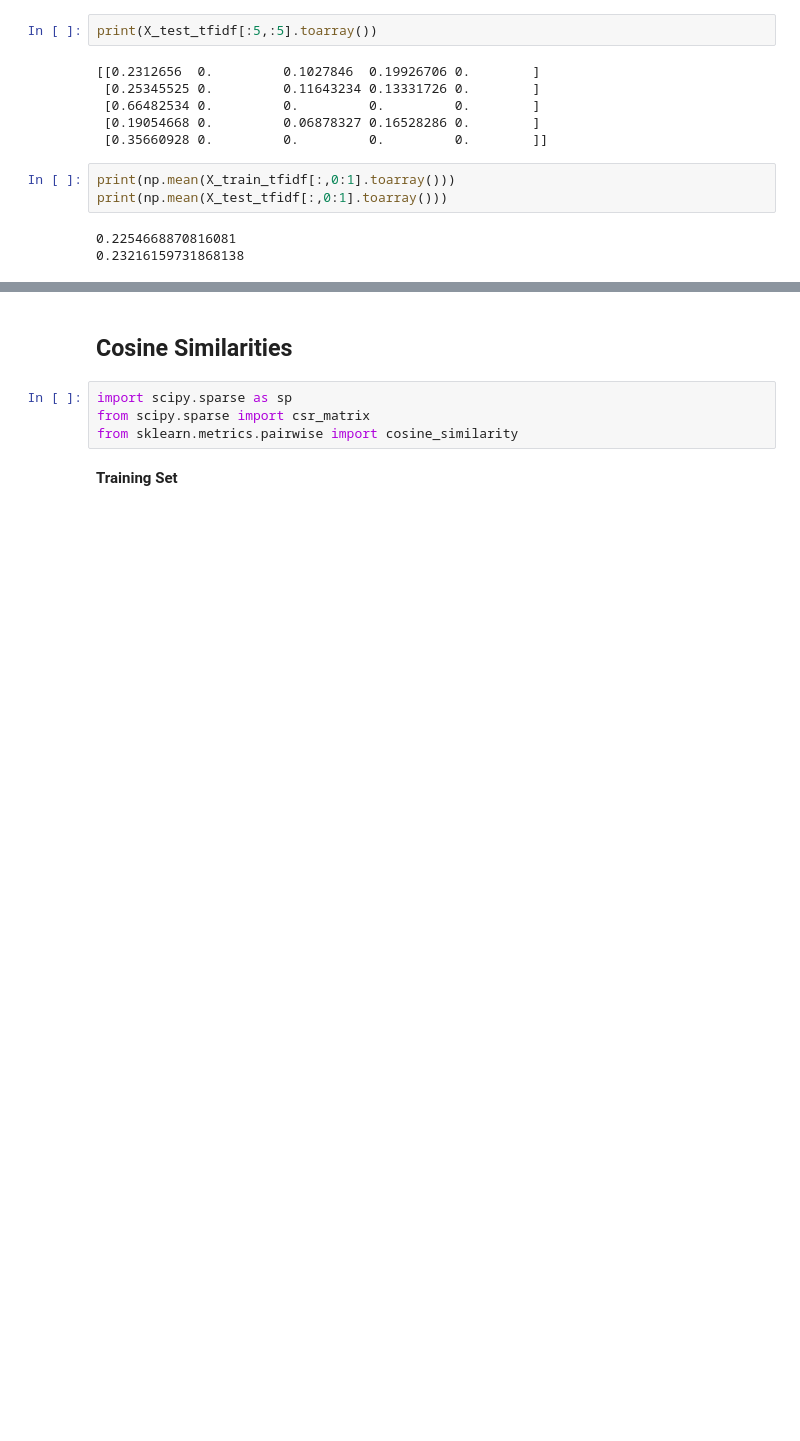
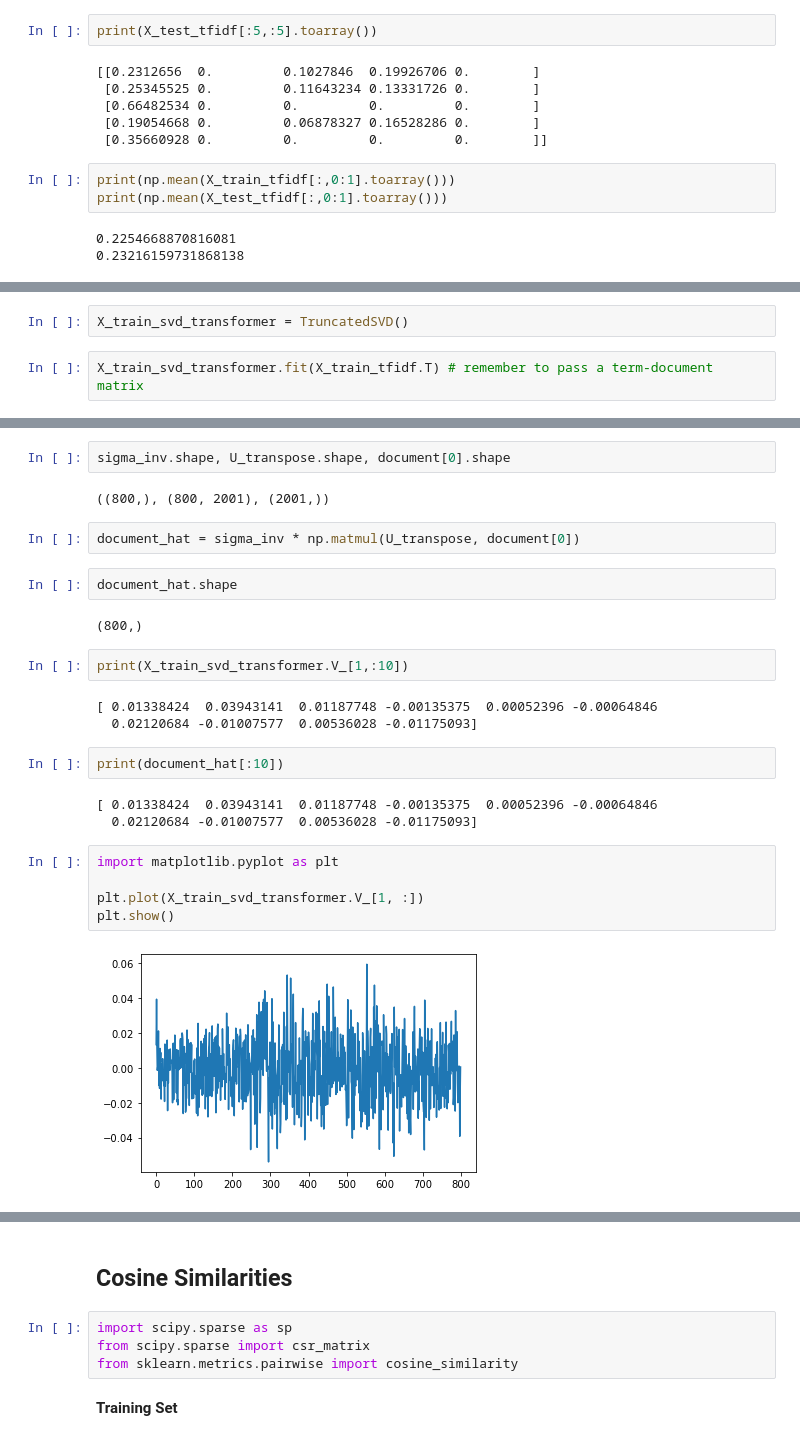
Before and after one commit to BigBangData/NaturalLanguageProcessing, a Jupyter notebook: SMS_SpamClassifier/28_PreProcess_TestSet_2.ipynb, the cells around one changed output, grey strips where cells are left out. Drawn from its saved outputs; the diff is of its cells as text; blank space fills up the shorter version.

```diff
--- a/SMS_SpamClassifier/28_PreProcess_TestSet_2.ipynb
+++ b/SMS_SpamClassifier/28_PreProcess_TestSet_2.ipynb
@@ -250,0 +301,4 @@ X_test_svd = perform_SVD(X_test_tfidf)
+# %%
+X_train_svd_transformer = TruncatedSVD()
+# %%
+X_train_svd_transformer.fit(X_train_tfidf.T) # remember to pass a term-document matrix
@@ -250,0 +346,27 @@ X_test_svd = perform_SVD(X_test_tfidf)
+# %%
+sigma_inv.shape, U_transpose.shape, document[0].shape
+# %% [output]
+((800,), (800, 2001), (2001,))
+# %%
+document_hat = sigma_inv * np.matmul(U_transpose, document[0])
+# %%
+document_hat.shape
+# %% [output]
+(800,)
+# %%
+print(X_train_svd_transformer.V_[1,:10])
+# %% [output]
+[ 0.01338424  0.03943141  0.01187748 -0.00135375  0.00052396 -0.00064846
+  0.02120684 -0.01007577  0.00536028 -0.01175093]
+# %%
+print(document_hat[:10])
+# %% [output]
+[ 0.01338424  0.03943141  0.01187748 -0.00135375  0.00052396 -0.00064846
+  0.02120684 -0.01007577  0.00536028 -0.01175093]
+# %%
+import matplotlib.pyplot as plt
+
+plt.plot(X_train_svd_transformer.V_[1, :])
+plt.show()
+# %% [output]
+[figure, added]
```
Also changed, not shown: parts of 17 cells of this notebook.
